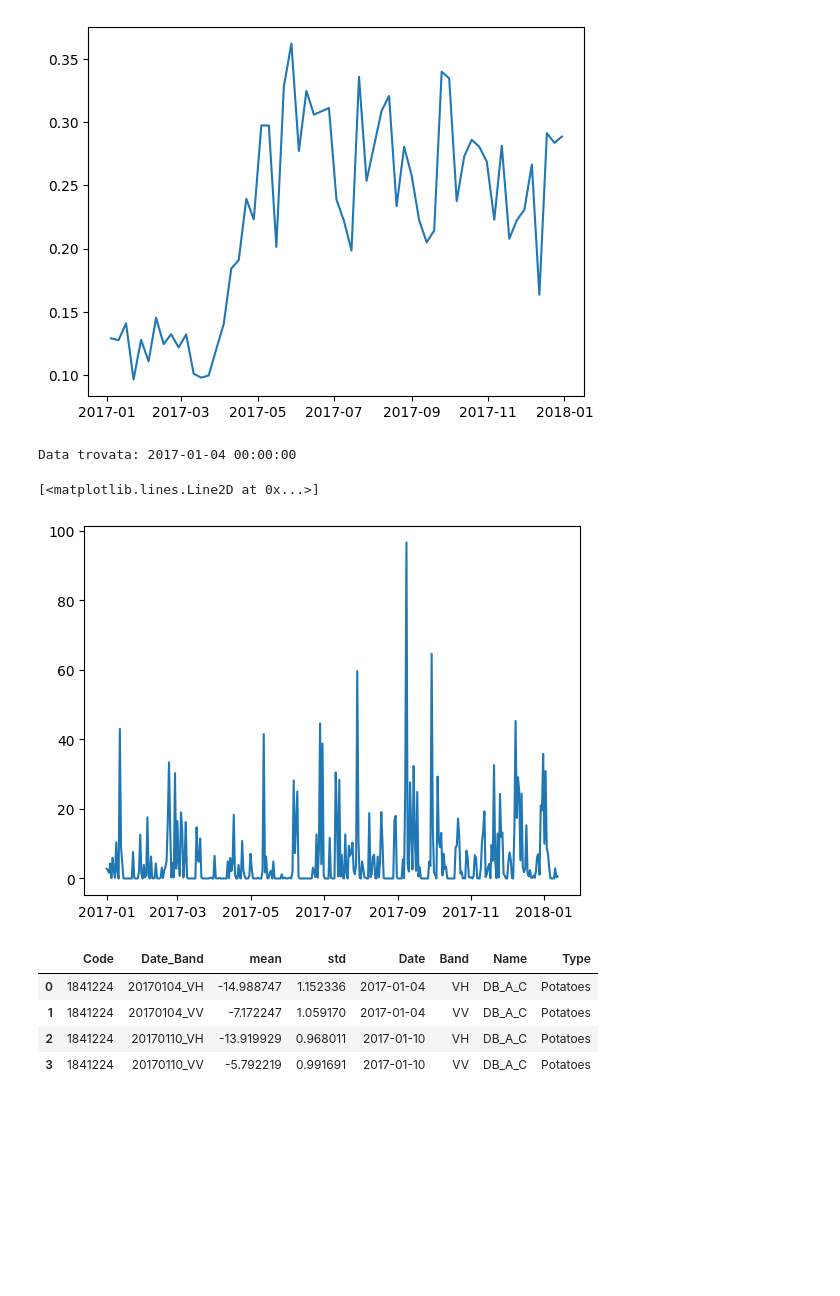
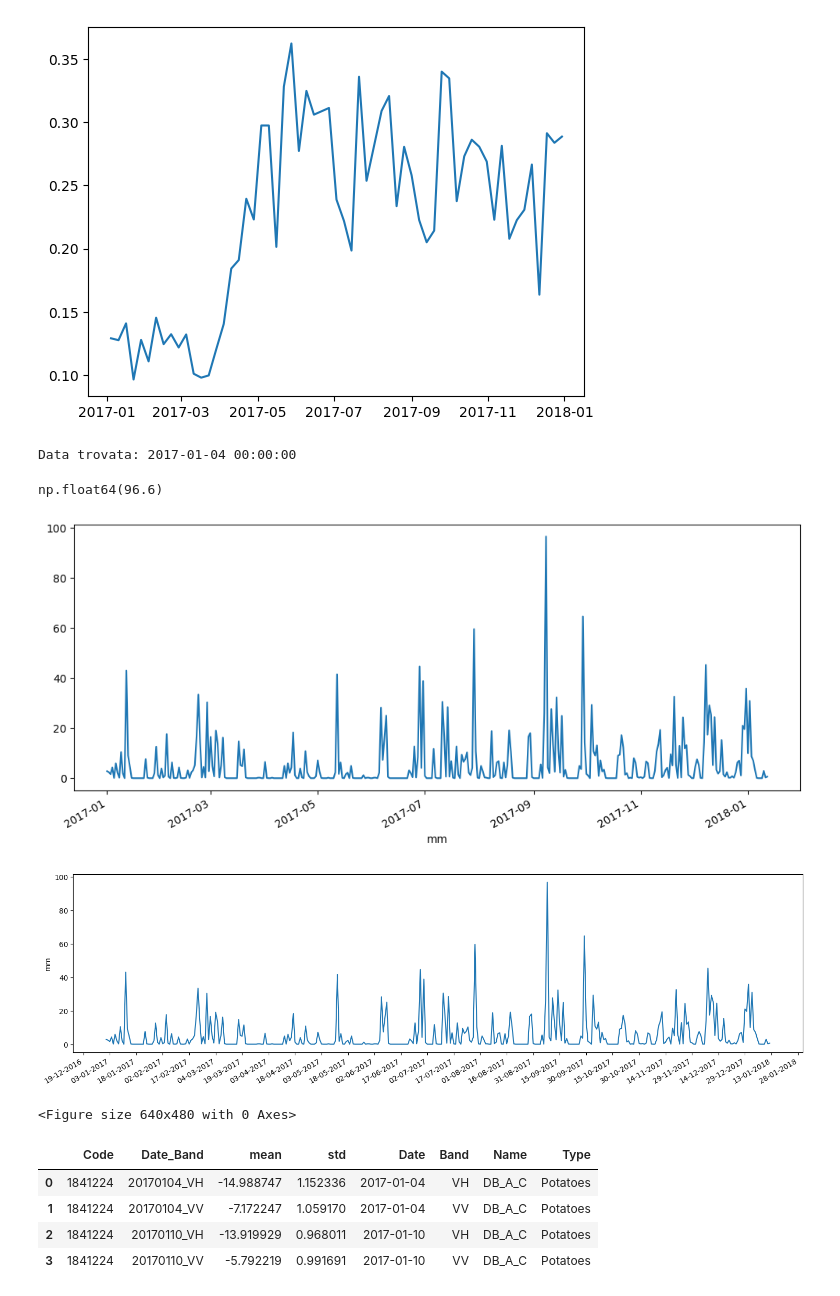
Before and after one commit to cFr4nk/Tesi_SAR_Analysis, a Jupyter notebook: Varie.ipynb, the cells around one changed output. Cells and saved outputs as stored; diff of their text form; code cells hidden in the pictures; blank space fills up the shorter version.

```diff
--- a/Varie.ipynb
+++ b/Varie.ipynb
@@ -120,14 +121,34 @@ df_rainfall.index = pd.to_datetime(df_rainfall.index, format='%Y-%m-%d')
 prima_corrispondenza = next((d for d in df_rainfall.index if np.datetime64(d) == df_stats['Date'].iloc[0]), None)
 
 print(f"Data trovata: {prima_corrispondenza}")
+display(np.max(df_rainfall))
 # %% [output]
 Data trovata: 2017-01-04 00:00:00
+np.float64(96.6)
 # %%
 df_filtered = df_rainfall.loc[prima_corrispondenza:]
+plt.figure(figsize=(12, 5))
 plt.plot(df_rainfall)
+plt.xlabel('mm')
+plt.gcf().autofmt_xdate()
 # %% [output]
-[<matplotlib.lines.Line2D at 0x...>]
-[figure, old version]
+[figure, new version]
+# %%
+import matplotlib.dates as mdates
+fig, ax = plt.subplots(figsize=(18, 5))
+ax.plot(df_rainfall)
+ax.set_ylabel('mm')
+# OPZIONE A: Mostra una tacca per OGNI SINGOLO GIORNO
+ax.xaxis.set_major_locator(mdates.DayLocator(interval=15))
+
+ax.xaxis.set_major_formatter(mdates.DateFormatter('%d-%m-%Y'))
+
+plt.gcf().autofmt_xdate()
+plt.show()
+plt.savefig('rainfall.png')
+# %% [output]
+[figure, added]
+<Figure size 640x480 with 0 Axes>
 # %%
 df_weekly = df_filtered.resample('6D', label='left').sum()
 # %%
```
Also changed, not shown: parts of 3 cells of this notebook, 7 other files.
